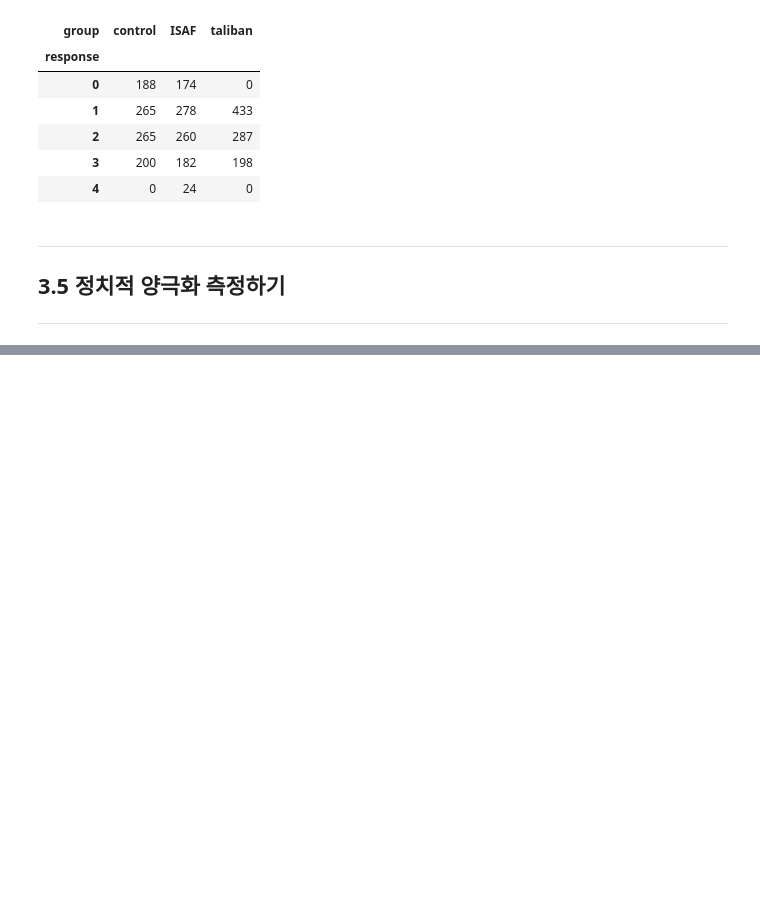
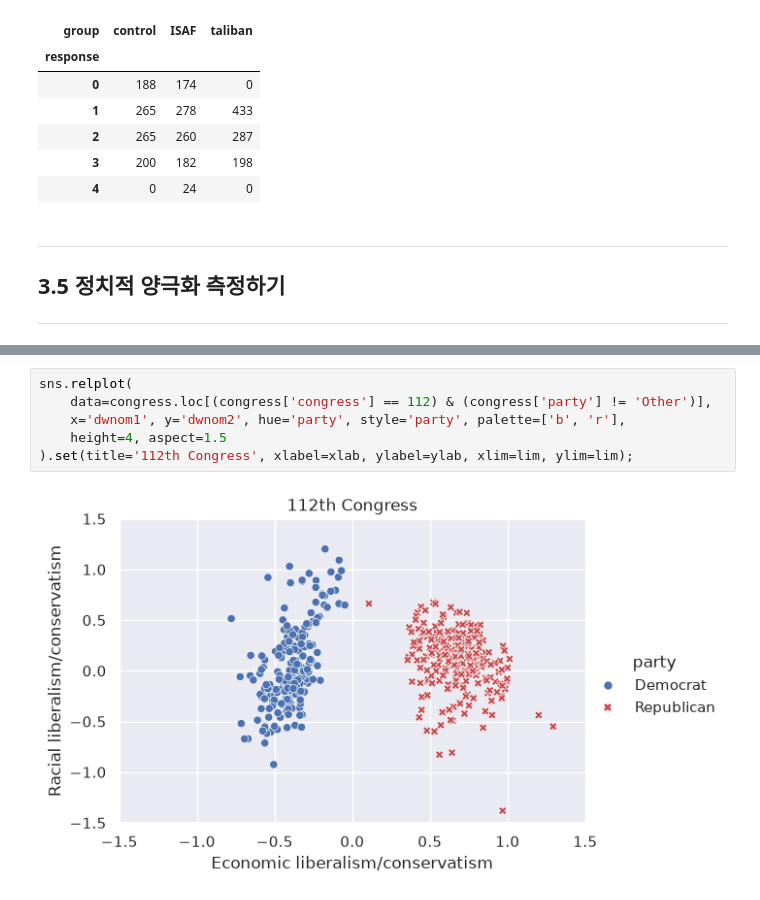
Before and after one commit to lee-data-socio/studies, a Jupyter notebook: qss/ch03_MEASUREMENT.ipynb, the cells around one changed output, grey strips where cells are left out. Cells and saved outputs as stored; diff of their text form; blank space fills up the shorter version.

```diff
--- a/qss/ch03_MEASUREMENT.ipynb
+++ b/qss/ch03_MEASUREMENT.ipynb
@@ -345,0 +400,8 @@ pd.crosstab(afghan['list.response'], afghan['list.group'],
+# %%
+sns.relplot(
+    data=congress.loc[(congress['congress'] == 112) & (congress['party'] != 'Other')],
+    x='dwnom1', y='dwnom2', hue='party', style='party', palette=['b', 'r'],
+    height=4, aspect=1.5
+).set(title='112th Congress', xlabel=xlab, ylabel=ylab, xlim=lim, ylim=lim);
+# %% [output]
+[figure, added]
```
Also changed, not shown: parts of 96 cells of this notebook, 4 other files.
